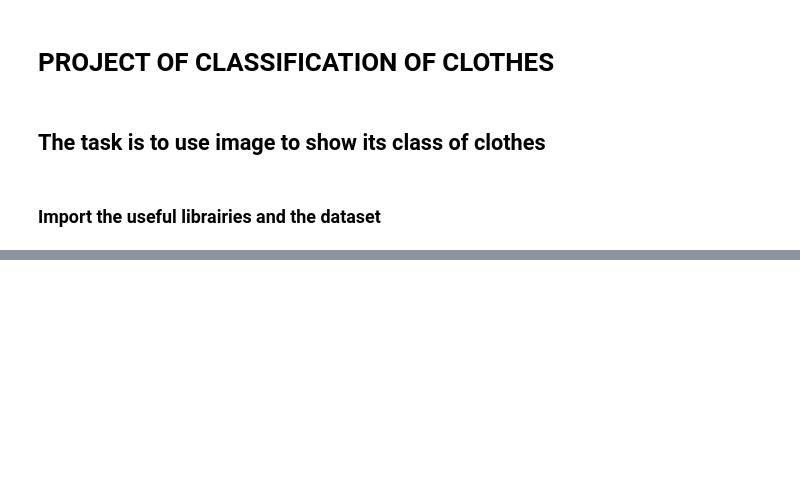
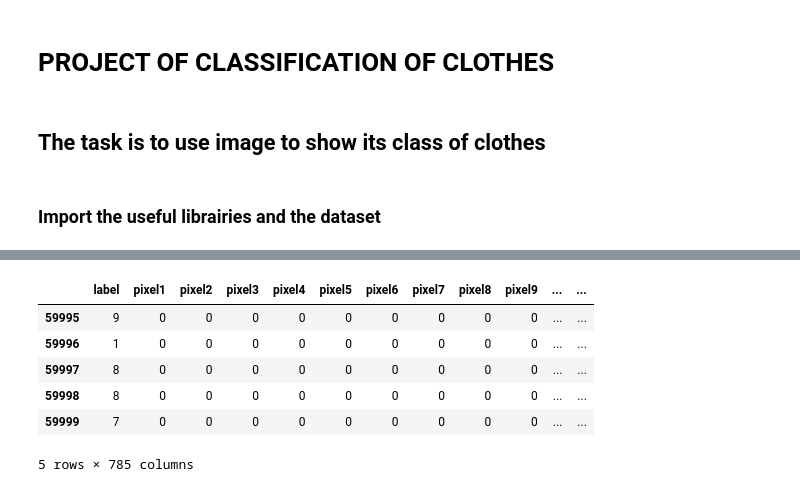
Before and after one commit to rigole/ml-projects, a Jupyter notebook: Fashion-Class-Classificaton/fashion.ipynb, the cells around one changed output, grey strips where cells are left out. Drawn from its saved outputs; the diff is of its cells as text; code cells hidden in the pictures; blank space fills up the shorter version.

```diff
--- a/Fashion-Class-Classificaton/fashion.ipynb
+++ b/Fashion-Class-Classificaton/fashion.ipynb
@@ -15,0 +27,10 @@ fashion_train_df = pd.read_csv('input/fashion-mnist_train.csv', sep=',')
+# %%
+fashion_train_df.tail()
+# %% [output]
+|  | label | pixel1 | pixel2 | pixel3 | pixel4 | pixel5 | pixel6 | pixel7 | pixel8 | pixel9 | ... | ... |
+| 59995 | 9 | 0 | 0 | 0 | 0 | 0 | 0 | 0 | 0 | 0 | ... | ... |
+| 59996 | 1 | 0 | 0 | 0 | 0 | 0 | 0 | 0 | 0 | 0 | ... | ... |
+| 59997 | 8 | 0 | 0 | 0 | 0 | 0 | 0 | 0 | 0 | 0 | ... | ... |
+| 59998 | 8 | 0 | 0 | 0 | 0 | 0 | 0 | 0 | 0 | 0 | ... | ... |
+| 59999 | 7 | 0 | 0 | 0 | 0 | 0 | 0 | 0 | 0 | 0 | ... | ... |
+5 rows × 785 columns
```
Also changed, not shown: parts of 9 cells of this notebook.
